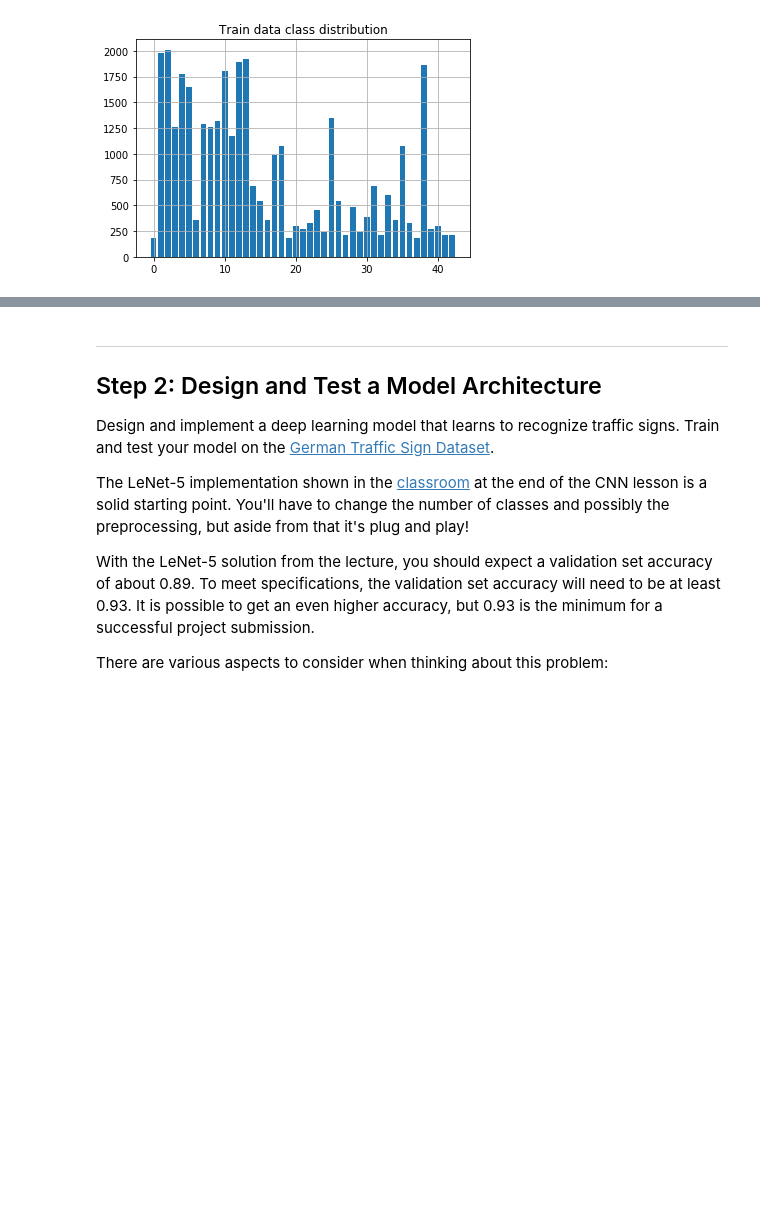
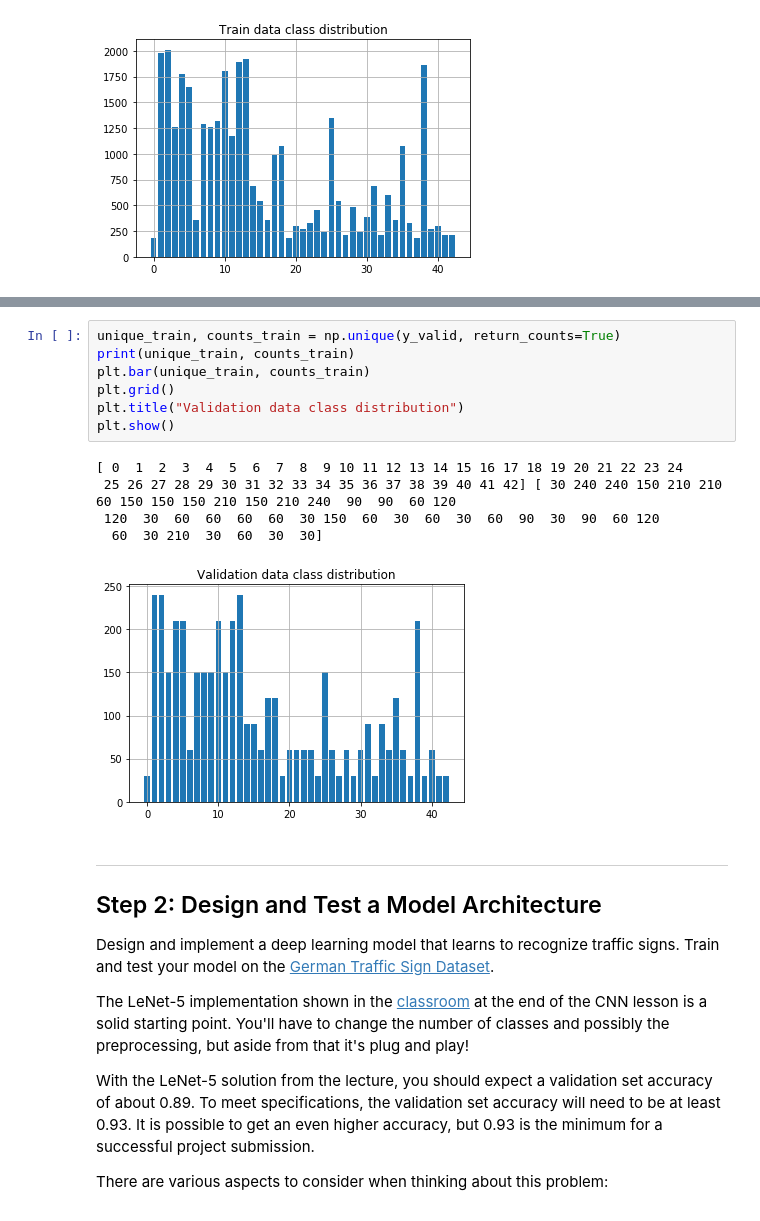
Before and after one commit to yingCMU/traffic_sign_classifier, a Jupyter notebook: Traffic_Sign_Classifier.ipynb, the cells around one changed output, grey strips where cells are left out. Drawn from its saved outputs; the diff is of its cells as text; blank space fills up the shorter version.

```diff
--- a/Traffic_Sign_Classifier.ipynb
+++ b/Traffic_Sign_Classifier.ipynb
@@ -132,3 +145,16 @@ plt.show()
+# %%
+unique_train, counts_train = np.unique(y_valid, return_counts=True)
+print(unique_train, counts_train)
+plt.bar(unique_train, counts_train)
+plt.grid()
+plt.title("Validation data class distribution")
+plt.show()
+# %% [output]
+[ 0  1  2  3  4  5  6  7  8  9 10 11 12 13 14 15 16 17 18 19 20 21 22 23 24
+ 25 26 27 28 29 30 31 32 33 34 35 36 37 38 39 40 41 42] [ 30 240 240 150 210 210  60 150 150 150 210 150 210 240  90  90  60 120
+ 120  30  60  60  60  60  30 150  60  30  60  30  60  90  30  90  60 120
+  60  30 210  30  60  30  30]
+[figure, added]
 # %% [markdown]
 ----
 
```
Also changed, not shown: parts of 2 cells of this notebook, 3 other files.
